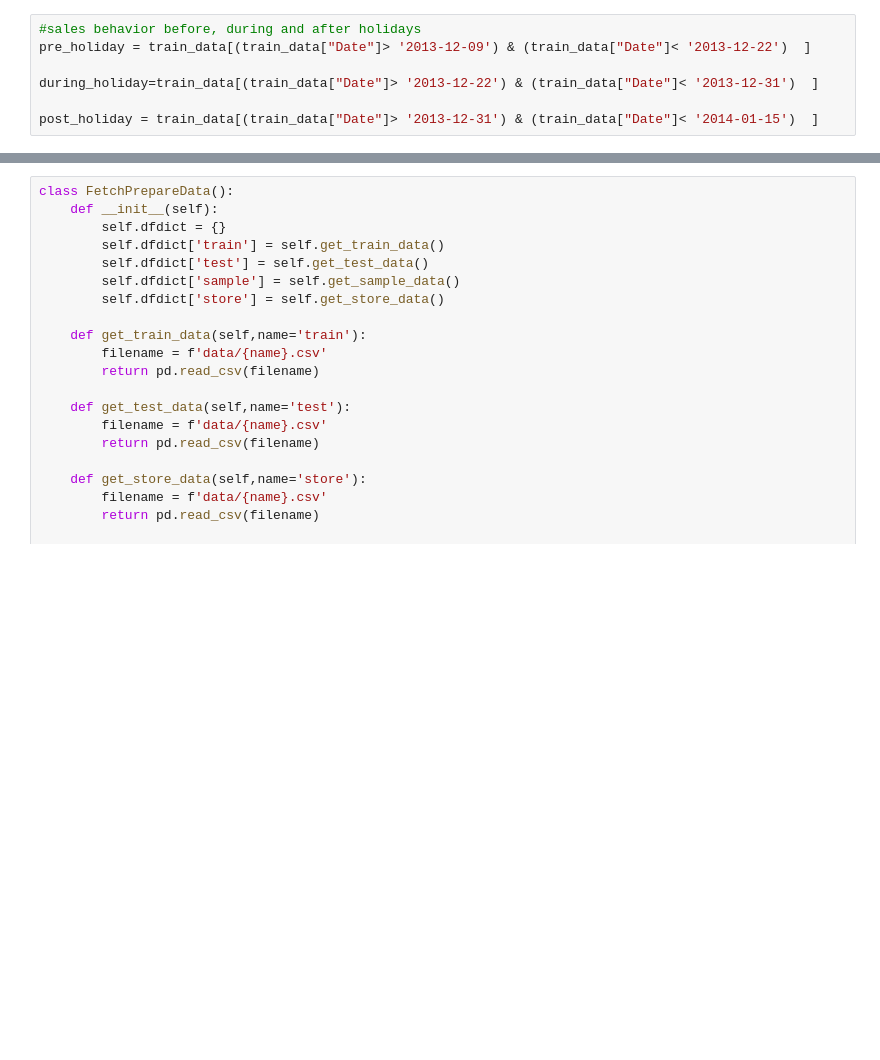
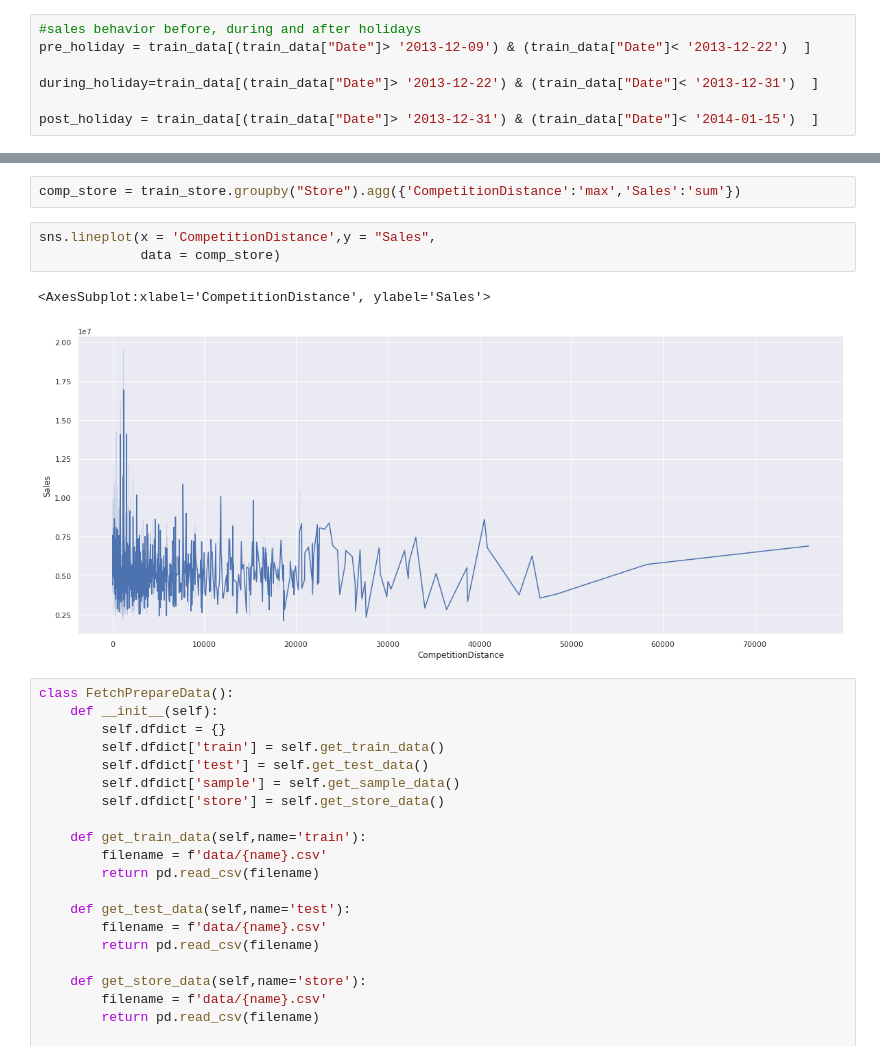
Before and after one commit to Bethelsis/Pharmaceutical-Sales-prediction, a Jupyter notebook: Notebooks/sales_predict_prophet.ipynb, the cells around one changed output, grey strips where cells are left out. Saved outputs shown, nothing was run; the diff lists cells and outputs as text; blank space fills up the shorter version.

```diff
--- a/Notebooks/sales_predict_prophet.ipynb
+++ b/Notebooks/sales_predict_prophet.ipynb
@@ -398,3 +410,11 @@ sns.factorplot(data = train_store, x = 'Month', y = "Sales",
+# %%
+comp_store = train_store.groupby("Store").agg({'CompetitionDistance':'max','Sales':'sum'})
+# %%
+sns.lineplot(x = 'CompetitionDistance',y = "Sales",
+             data = comp_store)
+# %% [output]
+<AxesSubplot:xlabel='CompetitionDistance', ylabel='Sales'>
+[figure, added]
 # %%
 class FetchPrepareData():
     def __init__(self):
```
Also changed, not shown: parts of 22 cells of this notebook.
